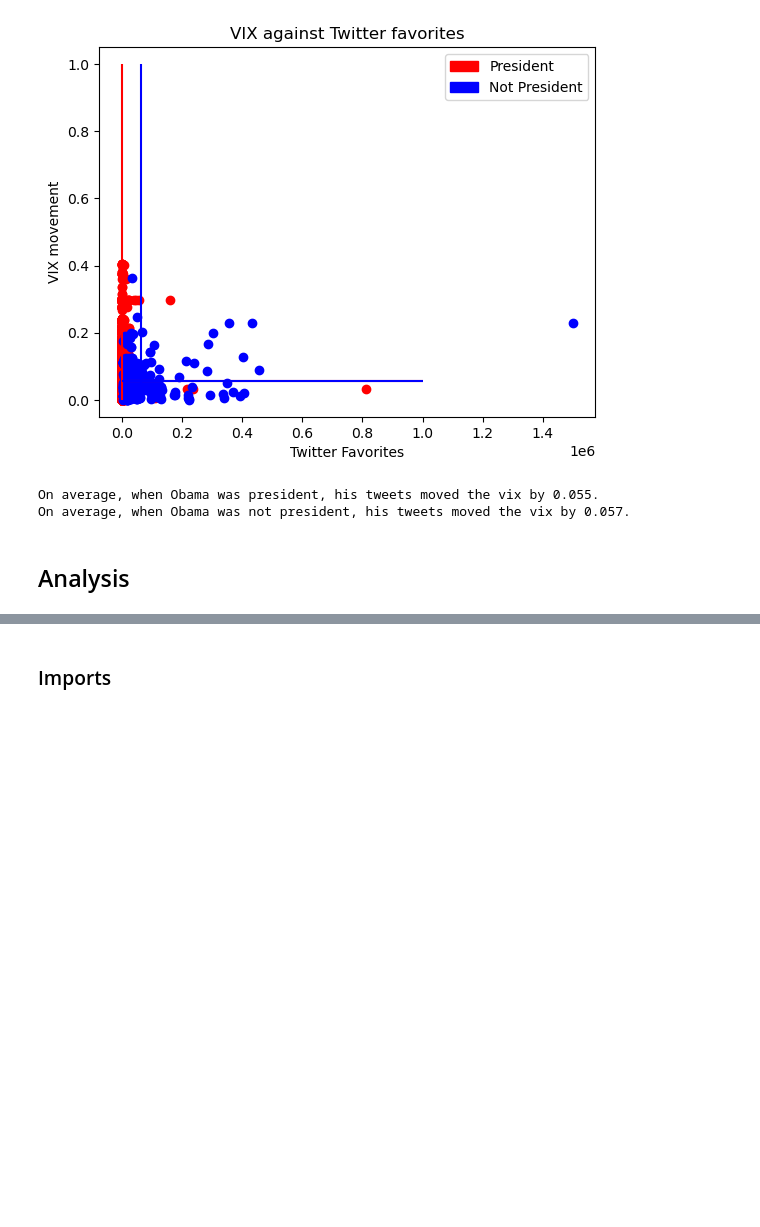
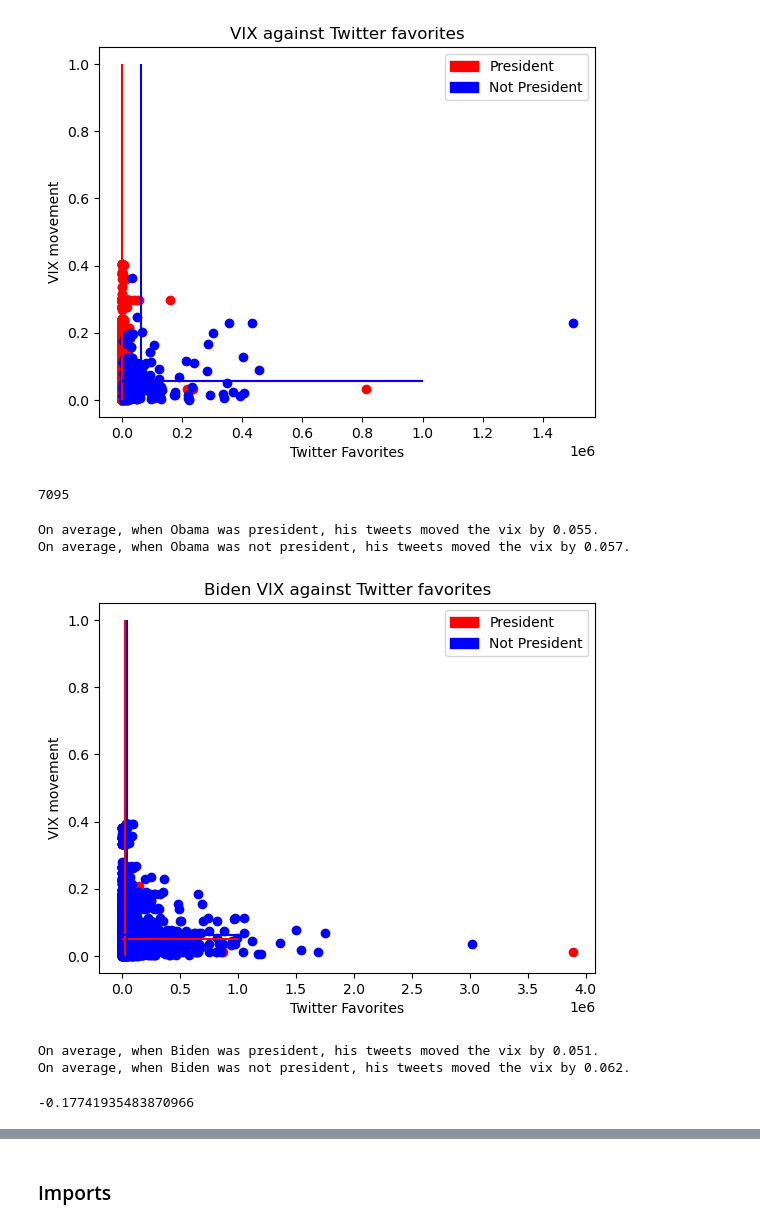
Before and after one commit to jzuckerman1/TwitterDissemination, a Jupyter notebook: prelim_analysis.ipynb, the cells around one changed output, grey strips where cells are left out. Cells and saved outputs as stored; diff of their text form; code cells hidden in the pictures; blank space fills up the shorter version.

Commit message:
Updates trends

```diff
--- a/prelim_analysis.ipynb
+++ b/prelim_analysis.ipynb
@@ -26,6 +27,14 @@ obama_tweets_df.drop('Emojis', axis=1, inplace=True)
 
 # ---------------------------------------------------------------
 
+biden_tweets_df = pd.read_csv('data/JoeBiden.csv')
+biden_tweets_df['date'] = pd.to_datetime(biden_tweets_df['created_at']).dt.tz_localize(None)
+biden_tweets_df['isPresident'] = (biden_tweets_df['date'].between(pd.to_datetime("2021-1-20"), pd.to_datetime("2025-1-20"))) #YMD format
+biden_tweets_df = biden_tweets_df.sort_values(by="date")
+biden_tweets_df.drop(['quotedTweet', 'retweetedTweet', 'media'], axis=1, inplace=True)
+
+# ---------------------------------------------------------------
+
 vix_df = pd.read_csv("data/VIX_DAILY.csv")
 vix_df["observation_date"] = pd.to_datetime(vix_df["observation_date"])
 returns = np.array(np.log(vix_df['VIXCLS'])[1:-1]) - np.array(np.log(vix_df['VIXCLS'])[:-2])
@@ -34,8 +43,16 @@ vix_df['absreturn'] = np.abs(vix_df['return'])
 
 vix_df = vix_df.sort_values("observation_date")
 
+# ---------------------------------------------------------------
+
+activity = pd.read_csv("data/google_trends.csv")
+activity["Time"] = pd.to_datetime(activity["Time"])
+
 merged = pd.merge_asof(tweets_df, vix_df, left_on="date", right_on="observation_date", direction='backward')
 merged.dropna(inplace=True)
 merged_bama = pd.merge_asof(obama_tweets_df, vix_df, left_on="date", right_on="observation_date", direction='backward')
 merged_bama.dropna(inplace=True)
+merged_biden = pd.merge_asof(biden_tweets_df, vix_df, left_on="date", right_on="observation_date", direction='backward')
+merged_biden.dropna(inplace=True)
+full_tweets = pd.concat([tweets_df, obama_tweets_df, biden_tweets_df])
 # %%
@@ -109,11 +132,45 @@ plt.show()
 plt.close()
 # %% [output]
 [figure]
+# %%
+len(merged_biden)
+# %% [output]
+7095
 # %%
 print(f"On average, when Obama was president, his tweets moved the vix by {merged_bama['absreturn'][merged_bama['isPresident'] == 1].mean():,.3f}.")
 print(f"On average, when Obama was not president, his tweets moved the vix by {merged_bama['absreturn'][merged_bama['isPresident'] == 0].mean():,.3f}.")
 # %% [output]
 On average, when Obama was president, his tweets moved the vix by 0.055.
 On average, when Obama was not president, his tweets moved the vix by 0.057.
-# %% [markdown]
-## Analysis
+# %%
+plt.figure()
+for p in ["red", "blue"]:
+    plt.scatter(merged_biden['likeCount'][merged_biden["isPresident"] == (p == "red")], merged_biden['absreturn'][merged_biden["isPresident"] == (p == "red")], c=p) # red if president
+
+
+for p in ["red", "blue"]:
+    plt.vlines(np.mean(merged_biden['likeCount'][merged_biden["isPresident"] == (p == "red")]), ymin=0, ymax=1, colors=p)
+    plt.hlines(np.mean(merged_biden['absreturn'][merged_biden["isPresident"] == (p == "red")]), xmin=0, xmax=1e6, colors=p)
+
+p_patch = mpatches.Patch(color="red", label="President")
+np_patch = mpatches.Patch(color="blue", label="Not President")
+
+plt.legend(handles=[p_patch, np_patch])
+
+plt.title("Biden VIX against Twitter favorites")
+plt.xlabel("Twitter Favorites")
+plt.ylabel("VIX movement")
+plt.show()
+plt.close()
+# %% [output]
+[figure, added]
+# %%
+print(f"On average, when Biden was president, his tweets moved the vix by {merged_biden['absreturn'][merged_biden['isPresident'] == 1].mean():,.3f}.")
+print(f"On average, when Biden was not president, his tweets moved the vix by {merged_biden['absreturn'][merged_biden['isPresident'] == 0].mean():,.3f}.")
+# %% [output]
+On average, when Biden was president, his tweets moved the vix by 0.051.
+On average, when Biden was not president, his tweets moved the vix by 0.062.
+# %%
+-0.011/0.062
+# %% [output]
+-0.17741935483870966
```
Also changed, not shown: parts of 7 cells of this notebook, 4 other files.
